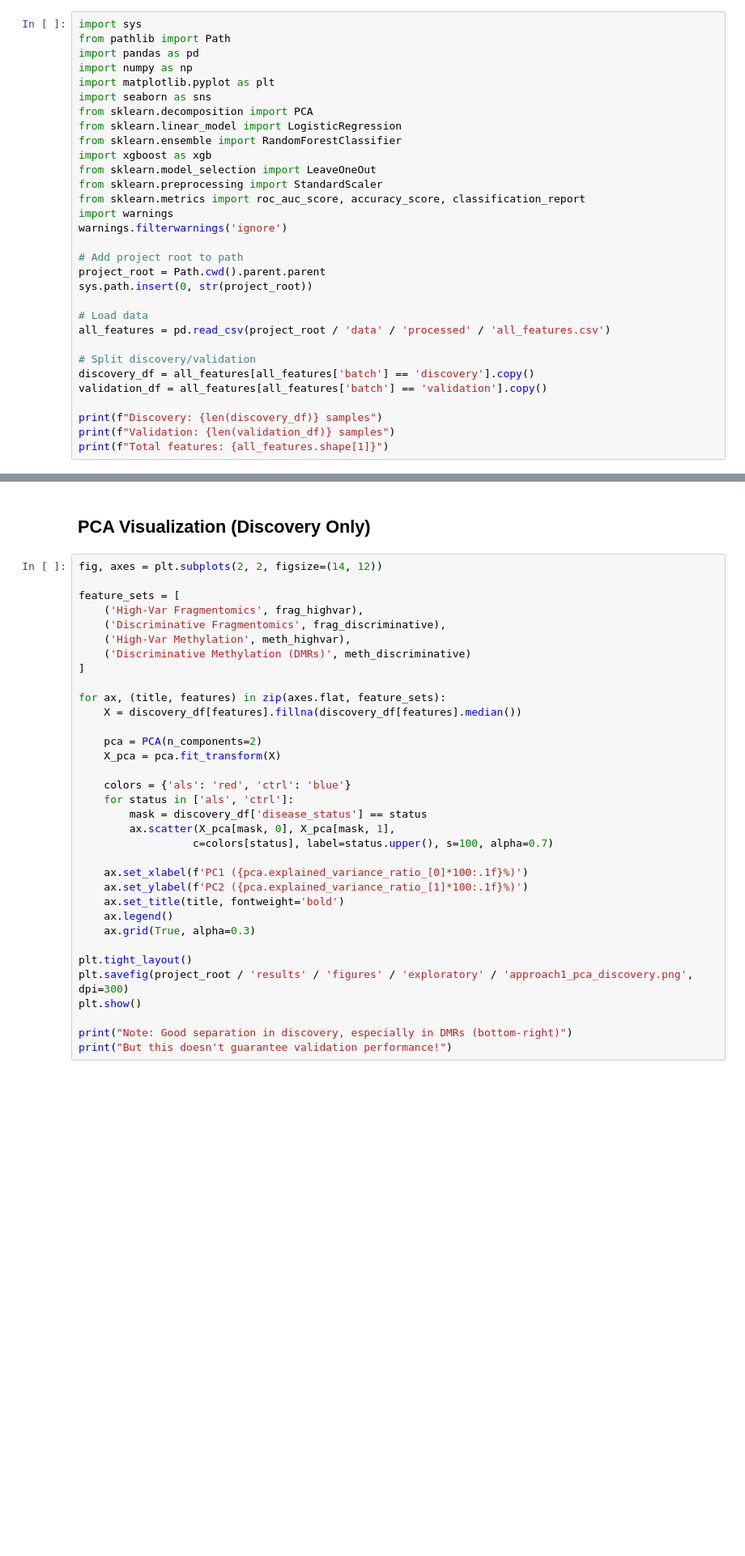
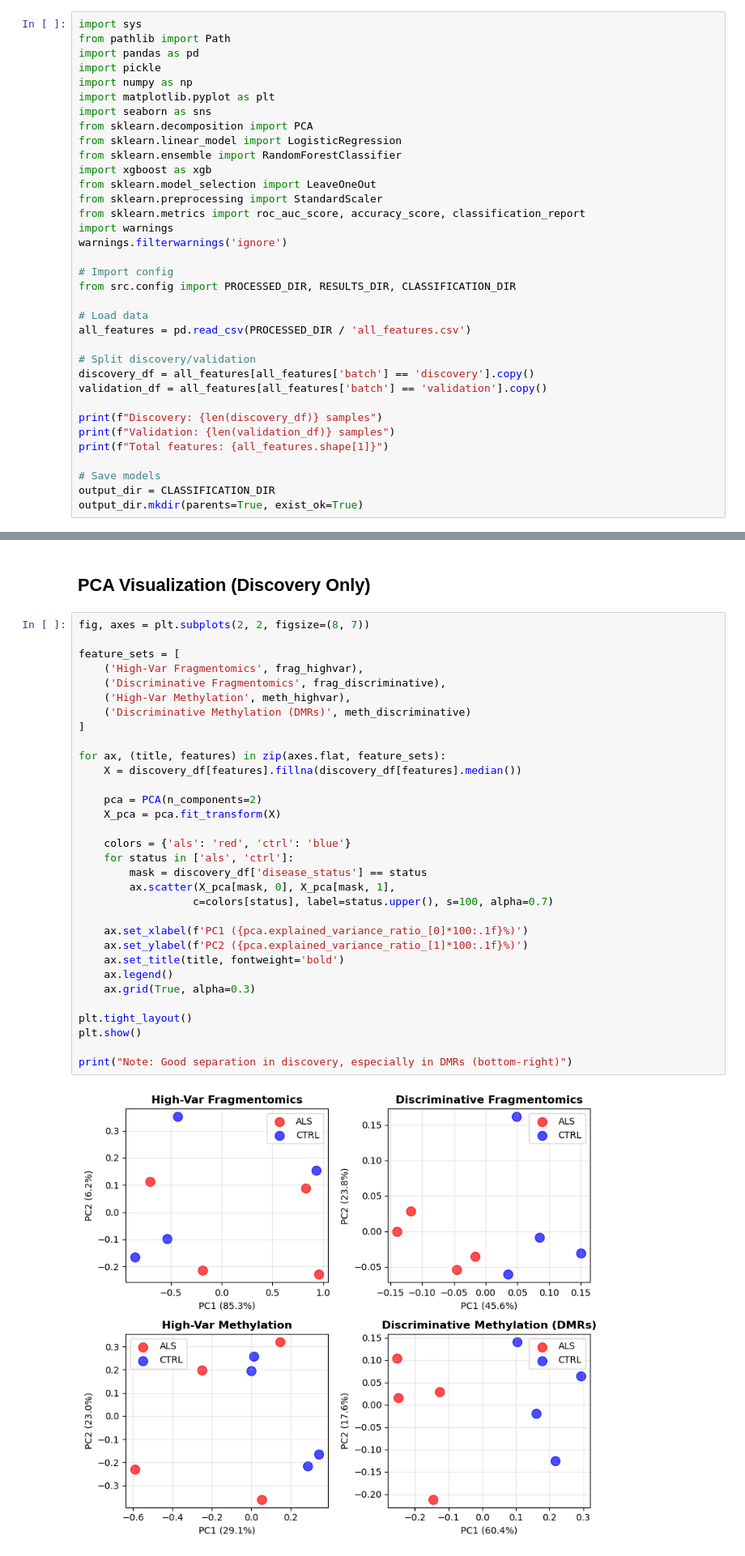
Before and after one commit to maggiebr0wn/wgbs_classifier, a Jupyter notebook: notebooks/exploratory/04_model_exploration.ipynb, the cells around one changed output, grey strips where cells are left out. Shown at 81% size. Saved outputs shown, nothing was run; the diff lists cells and outputs as text; blank space fills up the shorter version.

Commit message:
finish model exploration notebook 04

```diff
--- a/notebooks/exploratory/04_model_exploration.ipynb
+++ b/notebooks/exploratory/04_model_exploration.ipynb
@@ -33,6 +33,7 @@ Understand why Approach 1 failed despite good discovery PCA separation, and why
 import sys
 from pathlib import Path
 import pandas as pd
+import pickle
 import numpy as np
 import matplotlib.pyplot as plt
 import seaborn as sns
@@ -46,12 +47,11 @@ from sklearn.metrics import roc_auc_score, accuracy_score, classification_report
 import warnings
 warnings.filterwarnings('ignore')
 
-# Add project root to path
-project_root = Path.cwd().parent.parent
-sys.path.insert(0, str(project_root))
+# Import config
+from src.config import PROCESSED_DIR, RESULTS_DIR, CLASSIFICATION_DIR
 
 # Load data
-all_features = pd.read_csv(project_root / 'data' / 'processed' / 'all_features.csv')
+all_features = pd.read_csv(PROCESSED_DIR / 'all_features.csv')
 
 # Split discovery/validation
 discovery_df = all_features[all_features['batch'] == 'discovery'].copy()
@@ -60,3 +60,7 @@ validation_df = all_features[all_features['batch'] == 'validation'].copy()
 print(f"Discovery: {len(discovery_df)} samples")
 print(f"Validation: {len(validation_df)} samples")
 print(f"Total features: {all_features.shape[1]}")
+
+# Save models
+output_dir = CLASSIFICATION_DIR
+output_dir.mkdir(parents=True, exist_ok=True)
@@ -119,36 +208,36 @@ print(f"\nTotal Approach 1 features: {len(approach1_features)}")
 # %% [markdown]
 ## PCA Visualization (Discovery Only)
 # %%
-fig, axes = plt.subplots(2, 2, figsize=(14, 12))
+fig, axes = plt.subplots(2, 2, figsize=(8, 7))
 
 feature_sets = [
     ('High-Var Fragmentomics', frag_highvar),
     ('Discriminative Fragmentomics', frag_discriminative),
     ('High-Var Methylation', meth_highvar),
     ('Discriminative Methylation (DMRs)', meth_discriminative)
 ]
 
 for ax, (title, features) in zip(axes.flat, feature_sets):
     X = discovery_df[features].fillna(discovery_df[features].median())
 
     pca = PCA(n_components=2)
     X_pca = pca.fit_transform(X)
 
     colors = {'als': 'red', 'ctrl': 'blue'}
     for status in ['als', 'ctrl']:
         mask = discovery_df['disease_status'] == status
         ax.scatter(X_pca[mask, 0], X_pca[mask, 1],
                   c=colors[status], label=status.upper(), s=100, alpha=0.7)
 
     ax.set_xlabel(f'PC1 ({pca.explained_variance_ratio_[0]*100:.1f}%)')
     ax.set_ylabel(f'PC2 ({pca.explained_variance_ratio_[1]*100:.1f}%)')
     ax.set_title(title, fontweight='bold')
     ax.legend()
     ax.grid(True, alpha=0.3)
 
 plt.tight_layout()
-plt.savefig(project_root / 'results' / 'figures' / 'exploratory' / 'approach1_pca_discovery.png', dpi=300)
 plt.show()
 
 print("Note: Good separation in discovery, especially in DMRs (bottom-right)")
-print("But this doesn't guarantee validation performance!")
+# %% [output]
+[figure, added]
```
Also changed, not shown: parts of 32 cells of this notebook, 3 other files.
